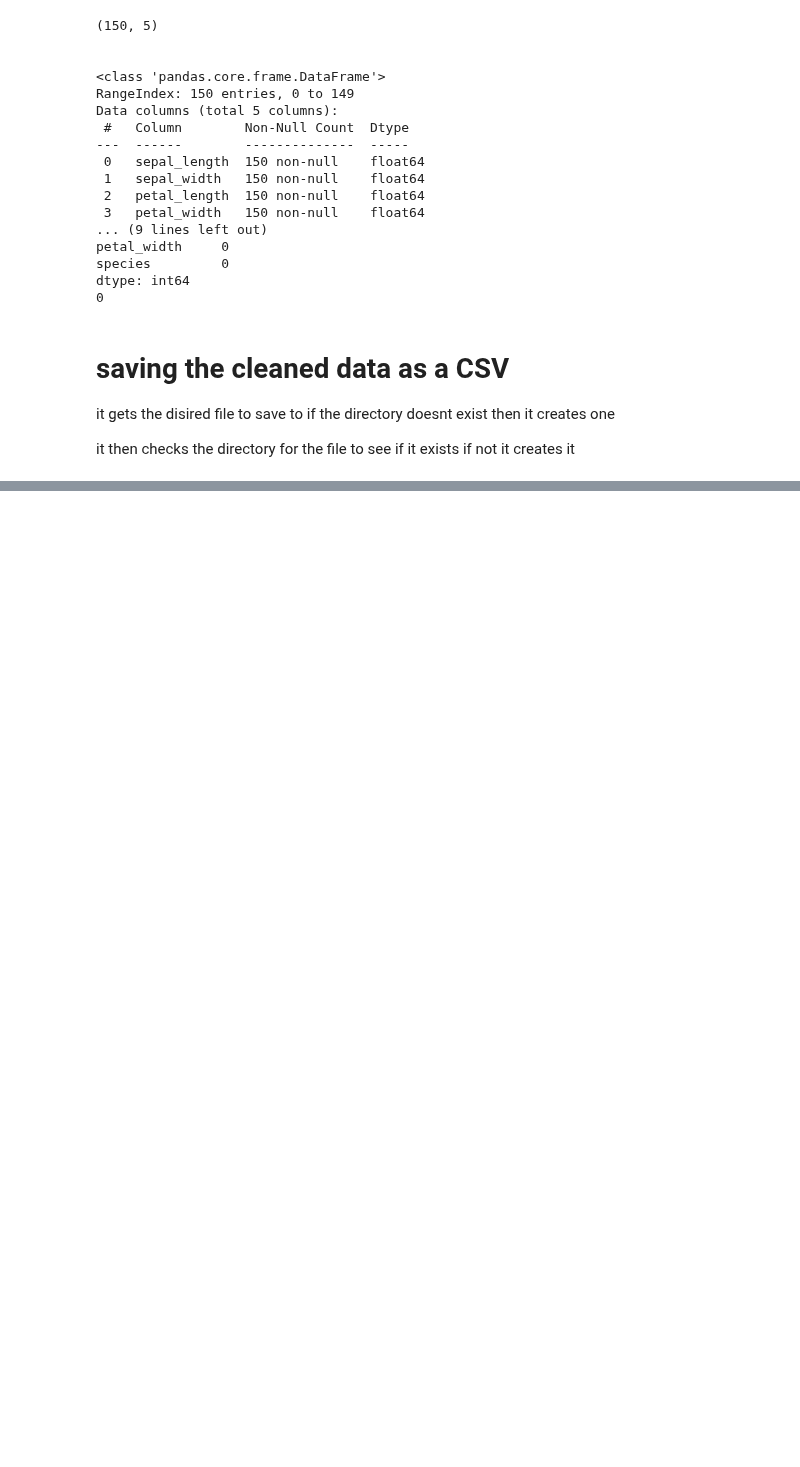
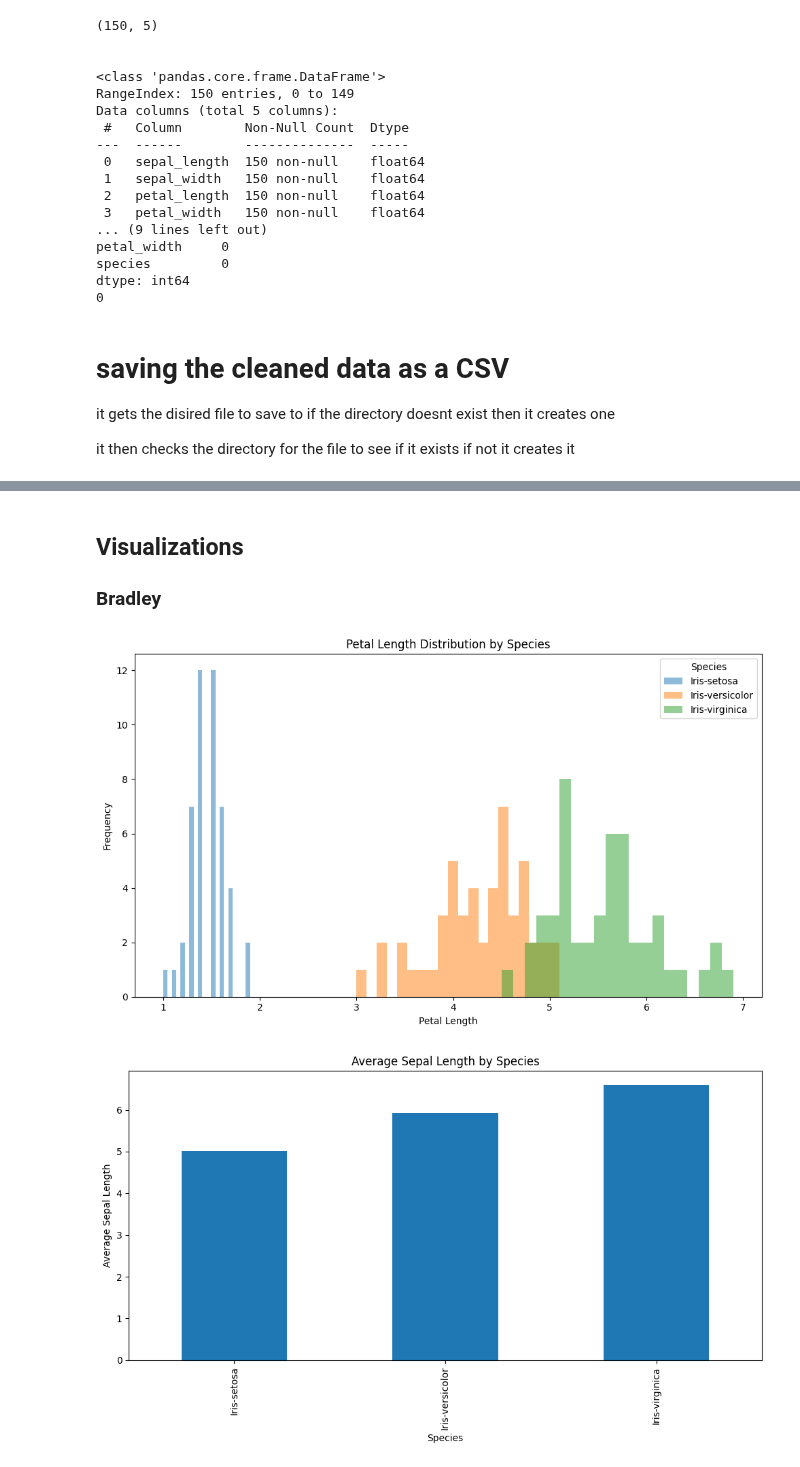
Before and after one commit to ReflexAngle/CIS502AssignmentOne, a Jupyter notebook: pythonFiles/Iris_Project_Phases 1_2_3_4.ipynb, the cells around one changed output, grey strips where cells are left out. Drawn from its saved outputs; the diff is of its cells as text; code cells hidden in the pictures; blank space fills up the shorter version.

```diff
--- a/pythonFiles/Iris_Project_Phases 1_2_3_4.ipynb
+++ b/pythonFiles/Iris_Project_Phases 1_2_3_4.ipynb
@@ -250,0 +388,52 @@ if not os.path.exists(file_path):
+# %% [markdown]
+## Visualizations
+### Bradley
+# %%
+# Plot petal-length distributions for each species.
+import matplotlib.pyplot as plt
+
+fig, ax = plt.subplots(figsize=(10, 6))
+for species in df["species"].unique():
+    subset = df[df["species"] == species]
+    ax.hist(subset["petal_length"], bins=20, alpha=0.5, label=species)
+
+ax.set_title("Petal Length Distribution by Species")
+ax.set_xlabel("Petal Length")
+ax.set_ylabel("Frequency")
+ax.legend(title="Species")
+fig.tight_layout()
+plt.show()
+
+# Compare average sepal length in a separate chart.
+mean_sepal_length = df.groupby("species")["sepal_length"].mean()
+fig, ax = plt.subplots(figsize=(10, 6))
+mean_sepal_length.plot(kind="bar", ax=ax)
+ax.set_title("Average Sepal Length by Species")
+ax.set_xlabel("Species")
+ax.set_ylabel("Average Sepal Length")
+fig.tight_layout()
+plt.show()
+
+# Compare petal-length ranges with a separate boxplot.
+fig, ax = plt.subplots(figsize=(10, 6))
+df.boxplot(column="petal_length", by="species", ax=ax)
+ax.set_title("Petal Length Range by Species")
+ax.set_xlabel("Species")
+ax.set_ylabel("Petal Length")
+fig.suptitle("")
+fig.tight_layout()
+plt.show()
+
+# scatter plot to visualize the relationship between sepal length and petal length, colored by species.
+fig, ax = plt.subplots(figsize=(10, 6))
+for species in df["species"].unique():
+    subset = df[df["species"] == species]
+    ax.scatter(subset["sepal_length"], subset["sepal_width"], label=species, alpha=0.7)
+ax.set_xlabel("Sepal Length")
+ax.set_ylabel("Sepal Width")
+ax.set_title("Sepal Length vs Sepal Width by Species")
+ax.legend(title="Species")
+plt.show()
+# %% [output]
+[figure, added]
+[figure, added]
```
Also changed, not shown: parts of 12 cells of this notebook.
